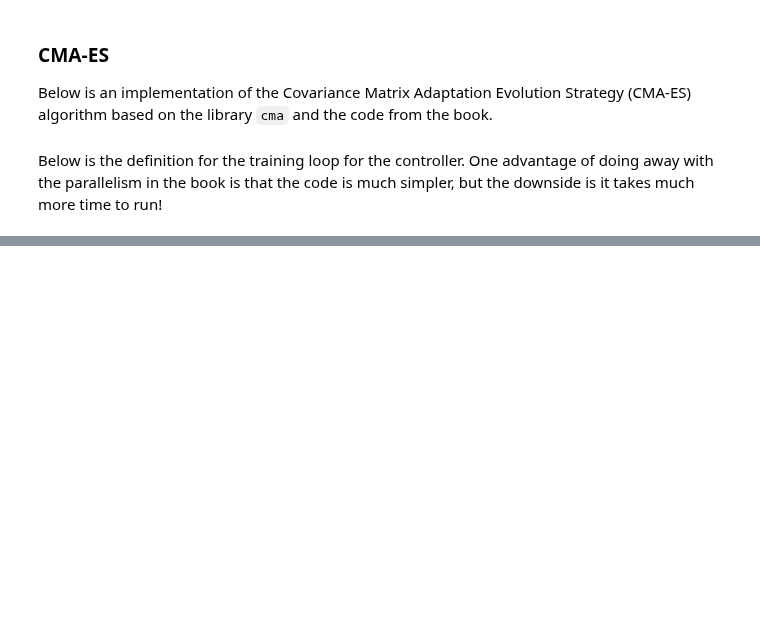
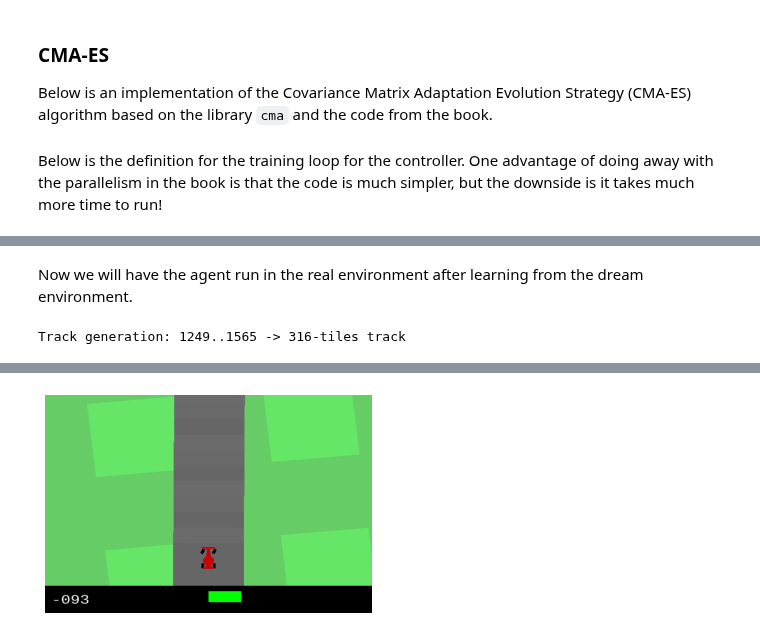
Before and after one commit to DCtheTall/generative-deep-learning, a Jupyter notebook: 8-play/WorldModel.ipynb, the cells around one changed output, grey strips where cells are left out. Cells and saved outputs as stored; diff of their text form; code cells hidden in the pictures; blank space fills up the shorter version.

```diff
--- a/8-play/WorldModel.ipynb
+++ b/8-play/WorldModel.ipynb
@@ -796,7 +796,7 @@ class Controller(object):
     with open(fname) as f:
       data = json.load(f)
     params = np.array(data[0])
-    self.update_params(params)
+    self.set_model_params(params)
 
 
 class RLModel(object):
@@ -1053,0 +1077,26 @@ def train_controller(model, n_generations, checkpoint_dir):
+# %% [markdown]
+Now we will have the agent run in the real environment after learning from the dream environment.
+# %%
+model = build_model()
+model.controller.load_params(
+    os.path.join(controller_weights_dir, 'weights.json'))
+# %%
+env = build_env('car_racing')
+# %%
+frames = []
+obs = env.reset()
+action = np.array([0, 0, 0])
+reward = 0
+
+while True:
+  action = model.predict_action(obs, action, reward)
+  obs, reward, done, info = env.step(action)
+  reward = adjust_reward(reward)
+  frames.append(env.render(mode='rgb_array'))
+  if done:
+    break
+# %% [output]
+Track generation: 1249..1565 -> 316-tiles track
+# %%
+plot_animation(frames)
+# %% [output]
@@ -1053,0 +1104 @@ def train_controller(model, n_generations, checkpoint_dir):
+[figure, added]
```
Also changed, not shown: parts of 7 cells of this notebook.
